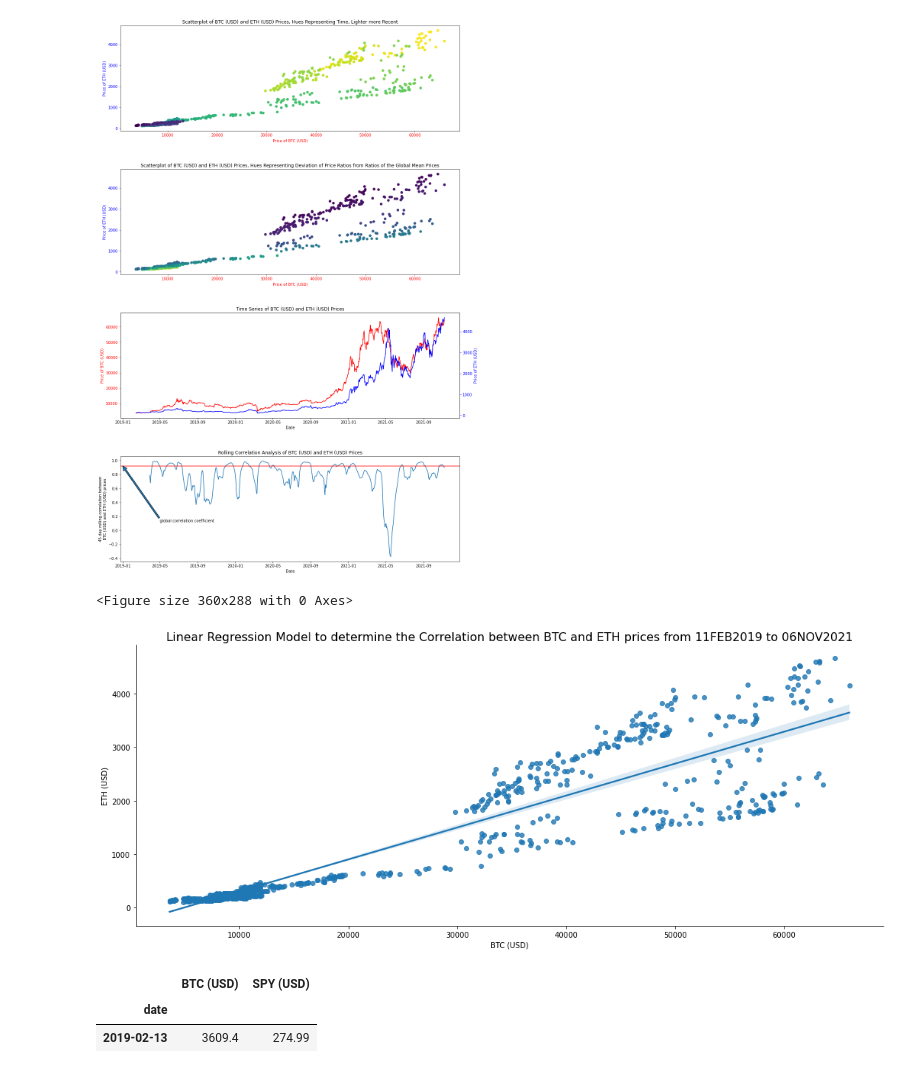
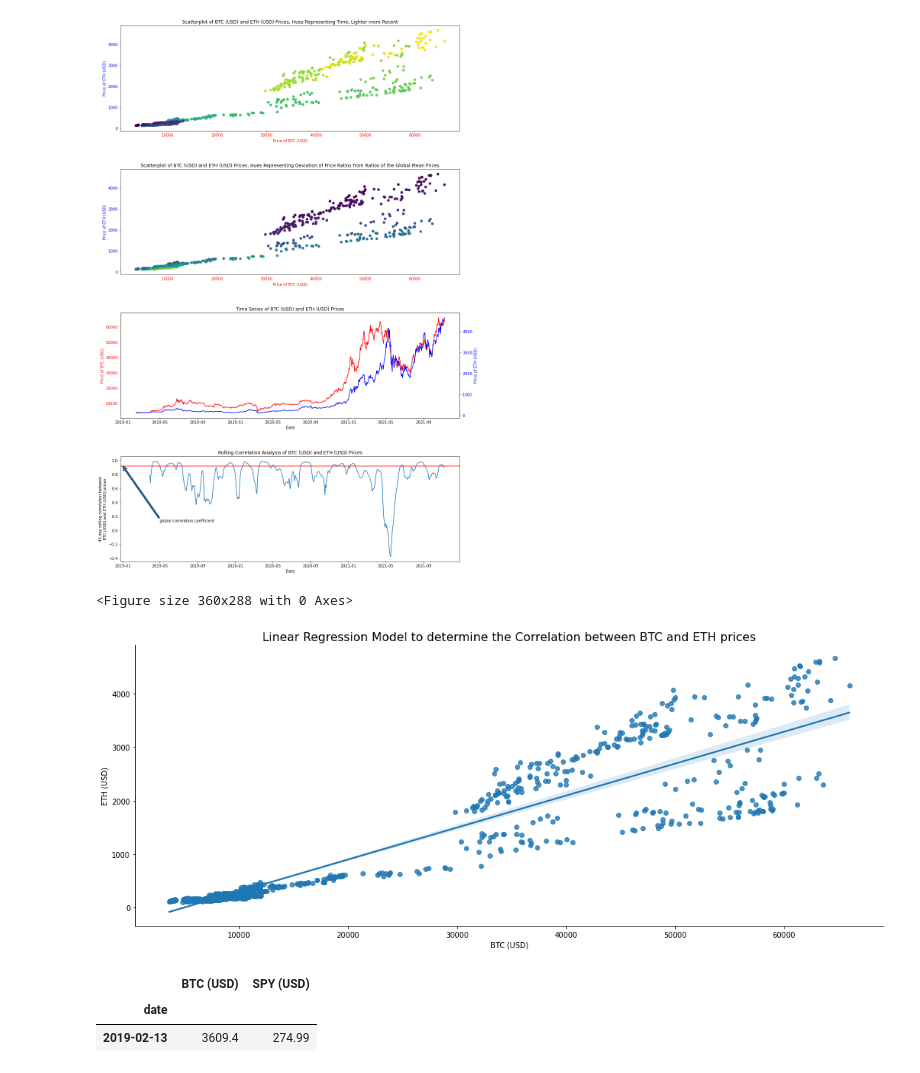
Before and after one commit to vedamy/Week_8_Project, a Jupyter notebook: AV_VB_EXPLDA_Experiment.ipynb, the cells around one changed output. Cells and saved outputs as stored; diff of their text form; code cells hidden in the pictures.

```diff
--- a/AV_VB_EXPLDA_Experiment.ipynb
+++ b/AV_VB_EXPLDA_Experiment.ipynb
@@ -102,11 +102,11 @@ ETH (USD)   0.921622   1.000000
 # %%
 plt.figure(figsize=(5, 4))
 sns.lmplot(x="BTC (USD)", y="ETH (USD)", data=crypto_data, height=6, aspect=2.5)
-plt.title("Linear Regression Model to determine the Correlation between BTC and ETH prices from 11FEB2019 to 06NOV2021", fontsize=16)
+plt.title("Linear Regression Model to determine the Correlation between BTC and ETH prices", fontsize=16)
 plt.show()
 # %% [output]
 <Figure size 360x288 with 0 Axes>
-[figure, old version]
+[figure, new version]
 # %%
 def get_stock(sym):
 
```
Also changed, not shown: parts of 1 cell of this notebook.
